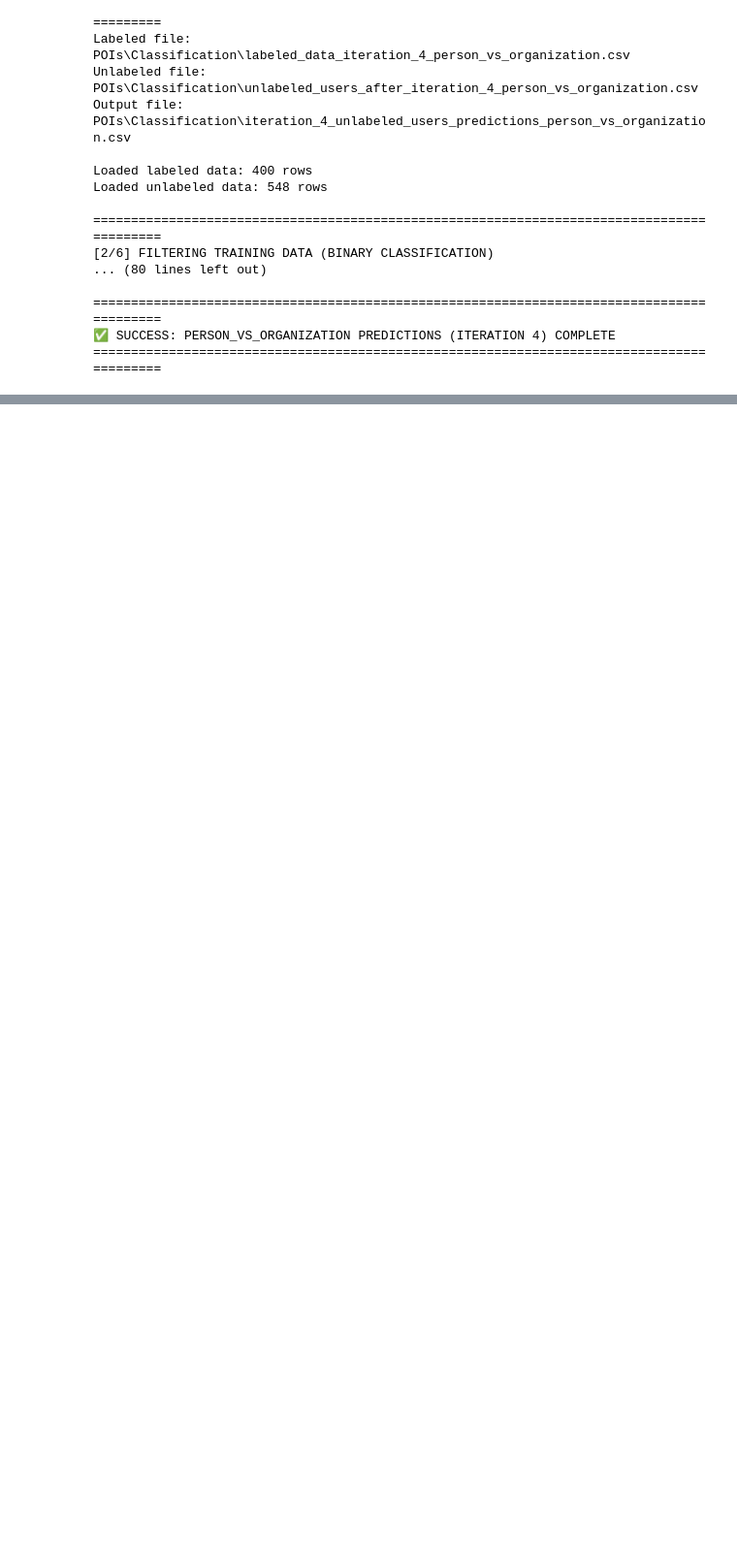
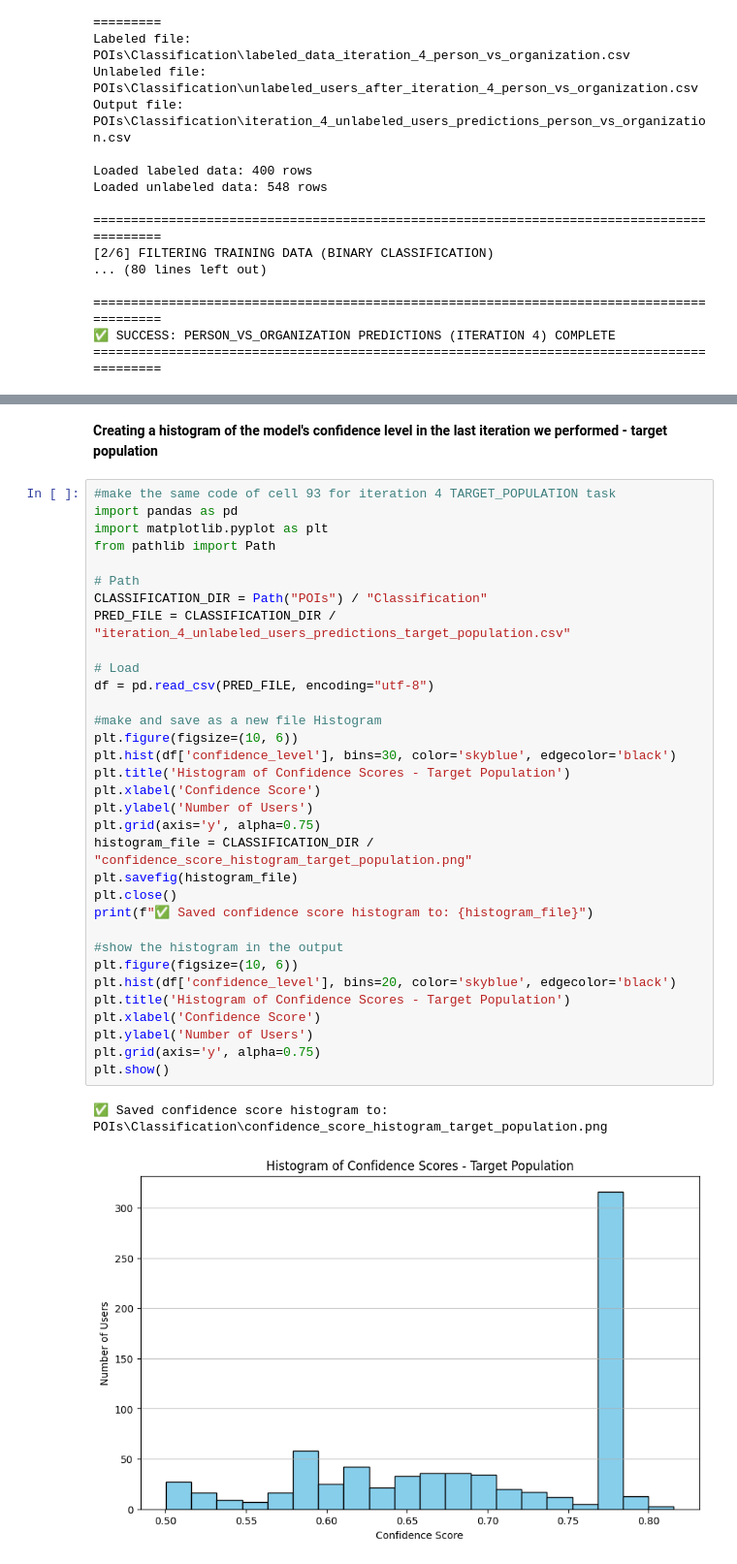
Before and after one commit to Nitaybenadmon123/Iran, a Jupyter notebook: Iranian_Users_Data_Analysis.ipynb, the cells around one changed output, grey strips where cells are left out. Shown at 97% size. Cells and saved outputs as stored; diff of their text form; blank space fills up the shorter version.

Commit message:
סיום שלב 15 + 16 לעמודה target population

```diff
--- a/Iranian_Users_Data_Analysis.ipynb
+++ b/Iranian_Users_Data_Analysis.ipynb
@@ -13279,0 +13319,38 @@ Loaded unlabeled data: 548 rows
+# %% [markdown]
+**Creating a histogram of the model's confidence level in the last iteration we performed - target population**
+# %%
+#make the same code of cell 93 for iteration 4 TARGET_POPULATION task
+import pandas as pd
+import matplotlib.pyplot as plt
+from pathlib import Path
+
+# Path
+CLASSIFICATION_DIR = Path("POIs") / "Classification"
+PRED_FILE = CLASSIFICATION_DIR / "iteration_4_unlabeled_users_predictions_target_population.csv"
+
+# Load
+df = pd.read_csv(PRED_FILE, encoding="utf-8")
+
+#make and save as a new file Histogram
+plt.figure(figsize=(10, 6))
+plt.hist(df['confidence_level'], bins=30, color='skyblue', edgecolor='black')
+plt.title('Histogram of Confidence Scores - Target Population')
+plt.xlabel('Confidence Score')
+plt.ylabel('Number of Users')
+plt.grid(axis='y', alpha=0.75)
+histogram_file = CLASSIFICATION_DIR / "confidence_score_histogram_target_population.png"
+plt.savefig(histogram_file)
+plt.close()
+print(f"✅ Saved confidence score histogram to: {histogram_file}")
+
+#show the histogram in the output
+plt.figure(figsize=(10, 6))
+plt.hist(df['confidence_level'], bins=20, color='skyblue', edgecolor='black')
+plt.title('Histogram of Confidence Scores - Target Population')
+plt.xlabel('Confidence Score')
+plt.ylabel('Number of Users')
+plt.grid(axis='y', alpha=0.75)
+plt.show()
+# %% [output]
+✅ Saved confidence score histogram to: POIs\Classification\confidence_score_histogram_target_population.png
+[figure, added]
```
Also changed, not shown: parts of 15 cells of this notebook, 13 other files.
